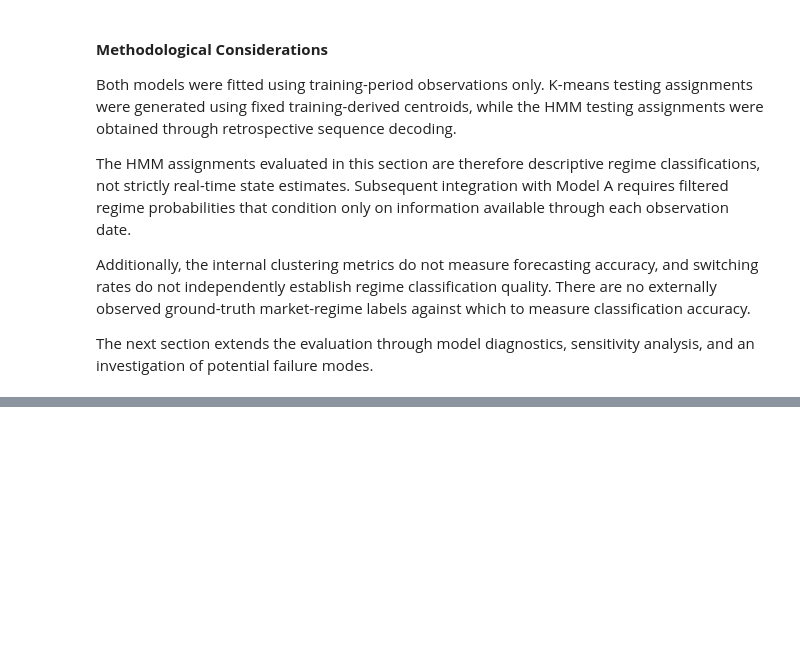
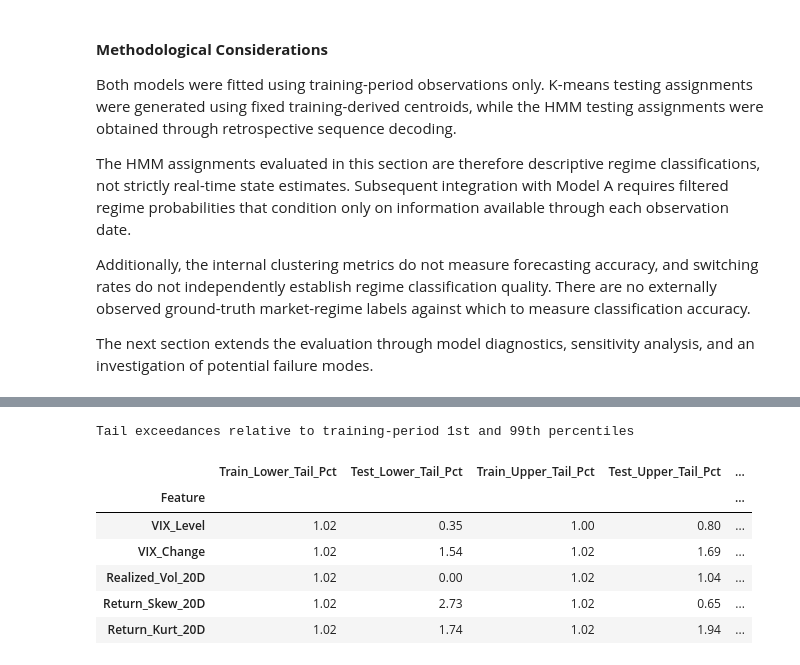
Before and after one commit to LR-Lemon/Milestone-II, a Jupyter notebook: notebooks/01_model_b_market_regimes.ipynb, the cells around one changed output, grey strips where cells are left out. Cells and saved outputs as stored; diff of their text form; code cells hidden in the pictures; blank space fills up the shorter version.

```diff
--- a/notebooks/01_model_b_market_regimes.ipynb
+++ b/notebooks/01_model_b_market_regimes.ipynb
@@ -5483,0 +5603,49 @@ The next section extends the evaluation through model diagnostics, sensitivity a
+# %%
+
+# --------------------------------------------------
+# 8.2 Training-Reference Tail Exceedance Analysis
+# --------------------------------------------------
+
+tail_records = []
+
+for feature in hmm_features:
+
+    train_values = df_train[feature].dropna()
+    test_values = df_test[feature].dropna()
+
+    # Thresholds defined exclusively on training data
+    lower_threshold = train_values.quantile(0.01)
+    upper_threshold = train_values.quantile(0.99)
+
+    # Proportion outside the same thresholds
+    train_lower_pct = 100 * (train_values < lower_threshold).mean()
+    train_upper_pct = 100 * (train_values > upper_threshold).mean()
+
+    test_lower_pct = 100 * (test_values < lower_threshold).mean()
+    test_upper_pct = 100 * (test_values > upper_threshold).mean()
+
+    tail_records.append({
+        "Feature": feature,
+        "Train_Lower_Tail_Pct": train_lower_pct,
+        "Test_Lower_Tail_Pct": test_lower_pct,
+        "Train_Upper_Tail_Pct": train_upper_pct,
+        "Test_Upper_Tail_Pct": test_upper_pct,
+        "Test_Total_Tail_Pct": test_lower_pct + test_upper_pct
+    })
+
+feature_tail_df = (
+    pd.DataFrame(tail_records)
+    .set_index("Feature")
+)
+
+print("Tail exceedances relative to training-period 1st and 99th percentiles")
+display(feature_tail_df.round(2))
+# %% [output]
+Tail exceedances relative to training-period 1st and 99th percentiles
+|  | Train_Lower_Tail_Pct | Test_Lower_Tail_Pct | Train_Upper_Tail_Pct | Test_Upper_Tail_Pct | ... |
+| Feature |  |  |  |  | ... |
+| VIX_Level | 1.02 | 0.35 | 1.00 | 0.80 | ... |
+| VIX_Change | 1.02 | 1.54 | 1.02 | 1.69 | ... |
+| Realized_Vol_20D | 1.02 | 0.00 | 1.02 | 1.04 | ... |
+| Return_Skew_20D | 1.02 | 2.73 | 1.02 | 0.65 | ... |
+| Return_Kurt_20D | 1.02 | 1.74 | 1.02 | 1.94 | ... |
```
Also changed, not shown: parts of 47 cells of this notebook.
